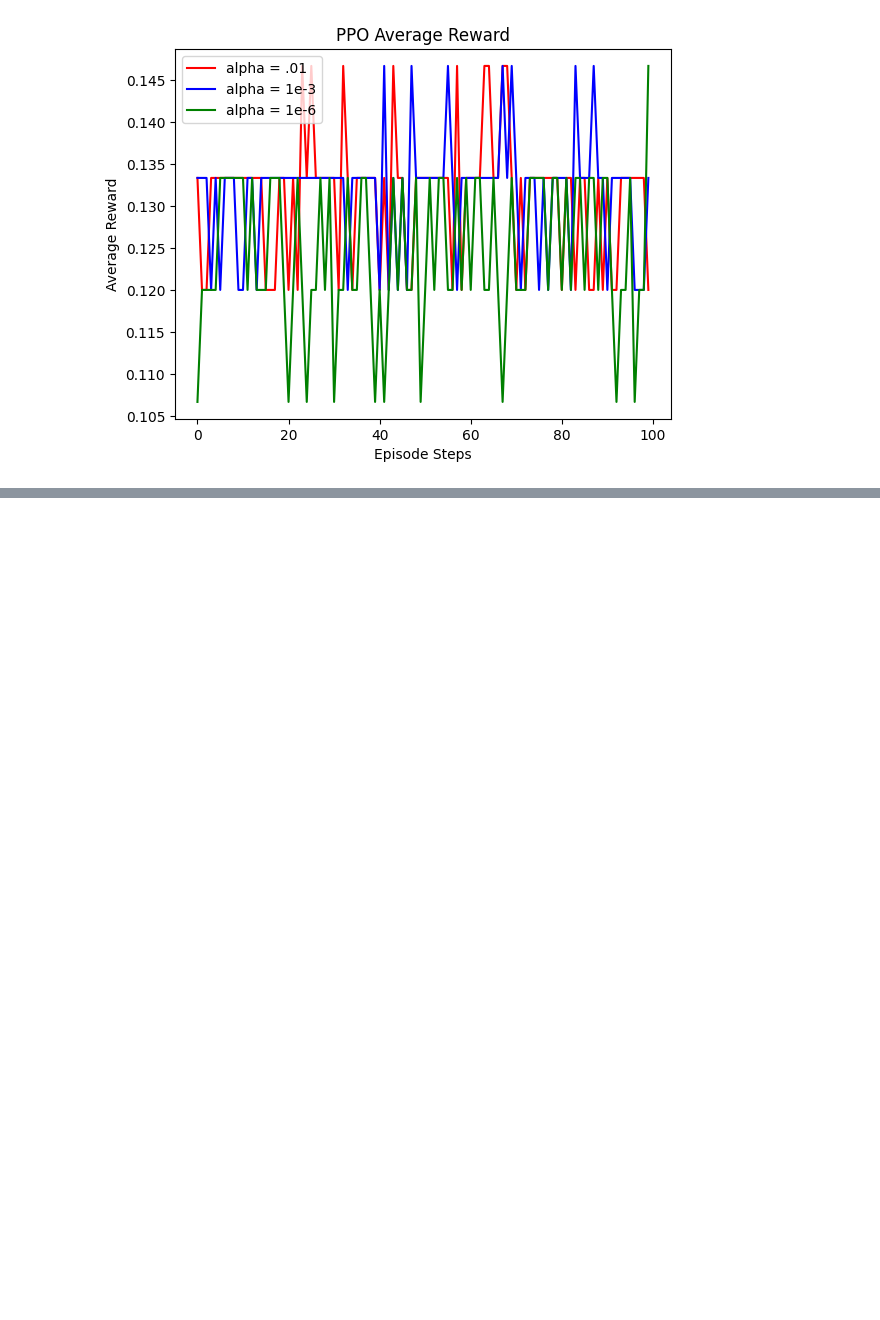
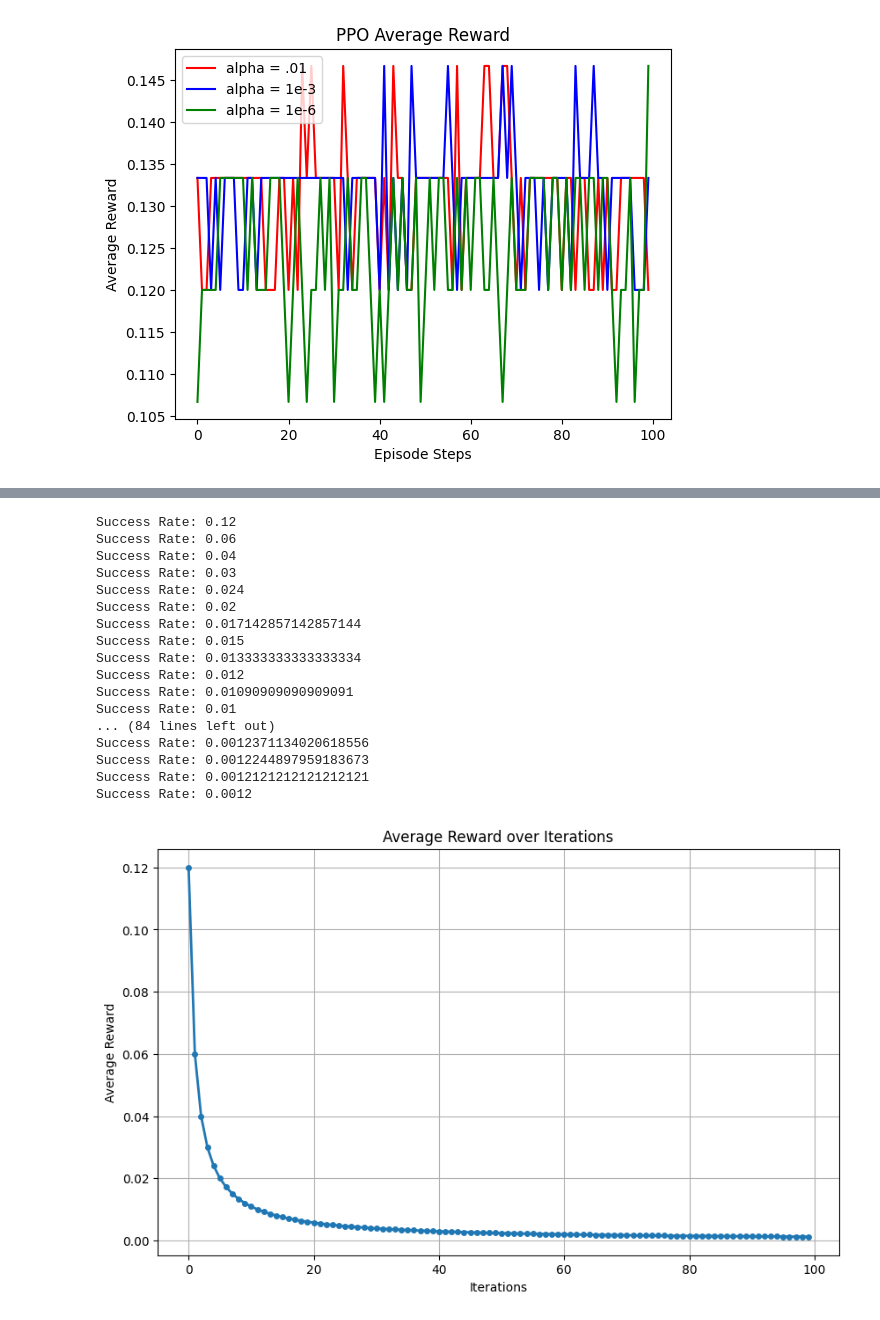
Before and after one commit to Tazering/CS-6501_RL_Project, a Jupyter notebook: cartpole_ppo.ipynb, the cells around one changed output, grey strips where cells are left out. Saved outputs shown, nothing was run; the diff lists cells and outputs as text; code cells hidden in the pictures; blank space fills up the shorter version.

```diff
--- a/cartpole_ppo.ipynb
+++ b/cartpole_ppo.ipynb
@@ -157,23 +322,52 @@ a2c_model.save("a2c_cartpole")
 # %%
+import matplotlib.pyplot as plt
+
 num_envs = 4
 max_episode_steps = 75
 model = A2C.load('a2c_cartpole')
 eval_env = gym.make("CartPole-v1", render_mode = "rgb_array")
 obs, _ = eval_env.reset()
 success = []
+success_rate_list = []
+iterations = 100
+for iter in range(iterations):
+    for i in range(max_episode_steps):
+        action, _states = model.predict(obs, deterministic=True)
+        # obs, rewards, dones, _, info = eval_env.step(action)
+        output = eval_env.step(action)
+        reward = output[1]
 
-for i in range(max_episode_steps):
-    action, _states = model.predict(obs, deterministic=True)
-    # obs, rewards, dones, _, info = eval_env.step(action)
-    output = eval_env.step(action)
-    reward = output[1]
+        #print(f"output {i}: {output}")
+        #print(f"Reward {i}: {reward}\n")
 
-    print(f"output {i}: {output}")
-    print(f"Reward {i}: {reward}\n")
+        success.append(reward)
+    success_rate = np.mean(np.array(success))
+    print(f"Success Rate: {success_rate}")
+    success_rate_list.append(success_rate)
 
-    success.append(reward)
-
-
-success_rate = np.mean(np.array(success))
-
-print(f"Success Rate: {success_rate}")
+plt.figure(figsize=(10, 6))
+plt.plot(success_rate_list, marker='o', linestyle='-', linewidth=2, markersize=4)
+plt.title("Average Reward over Iterations")
+plt.xlabel("Iterations")
+plt.ylabel("Average Reward")
+plt.grid(True)
+plt.show()
+# %% [output]
+Success Rate: 0.12
+Success Rate: 0.06
+Success Rate: 0.04
+Success Rate: 0.03
+Success Rate: 0.024
+Success Rate: 0.02
+Success Rate: 0.017142857142857144
+Success Rate: 0.015
+Success Rate: 0.013333333333333334
+Success Rate: 0.012
+Success Rate: 0.01090909090909091
+Success Rate: 0.01
+... (84 lines left out)
+Success Rate: 0.0012371134020618556
+Success Rate: 0.0012244897959183673
+Success Rate: 0.0012121212121212121
+Success Rate: 0.0012
+[figure, added]
```
Also changed, not shown: parts of 5 cells of this notebook, 4 other files.
